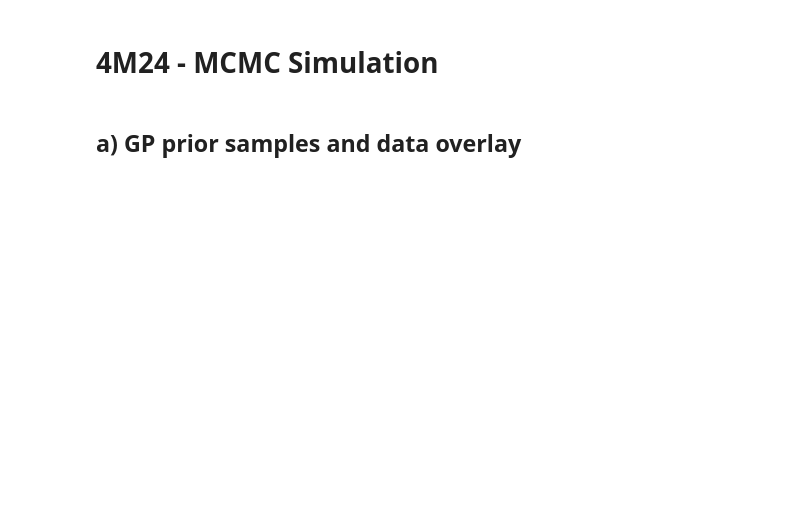
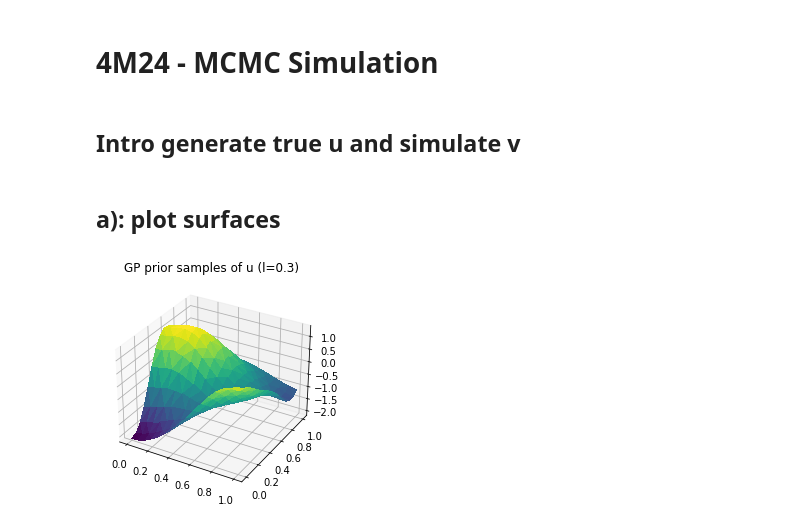
Before and after one commit to LozzaTray/4M24, a Jupyter notebook: code/simulation.ipynb, the cells around one changed output. Saved outputs shown, nothing was run; the diff lists cells and outputs as text; code cells hidden in the pictures; blank space fills up the shorter version.

```diff
--- a/code/simulation.ipynb
+++ b/code/simulation.ipynb
@@ -4,8 +4,8 @@
 import numpy as np
 import matplotlib.pyplot as plt
 from cw_functions import *
-# %% [markdown]
-## a) GP prior samples and data overlay
+# %% [markdown]
+## Intro generate true u and simulate v
 # %%
 # GENERATE DATA
 seed = 0
@@ -35,3 +35,9 @@ u = Cc @ z
 ### Observation model: v = G(u) + e,   e~N(0,I)
 G = get_G(N, idx)
 v = G @ u + np.random.randn(M)
+# %% [markdown]
+## a): plot surfaces
+# %%
+plot_3D(u, x, y, title="GP prior samples of u (l={})".format(l))  # Plot original u surface
+# %% [output]
+[figure, added]
```
Also changed, not shown: parts of 16 cells of this notebook, 5 other files.
